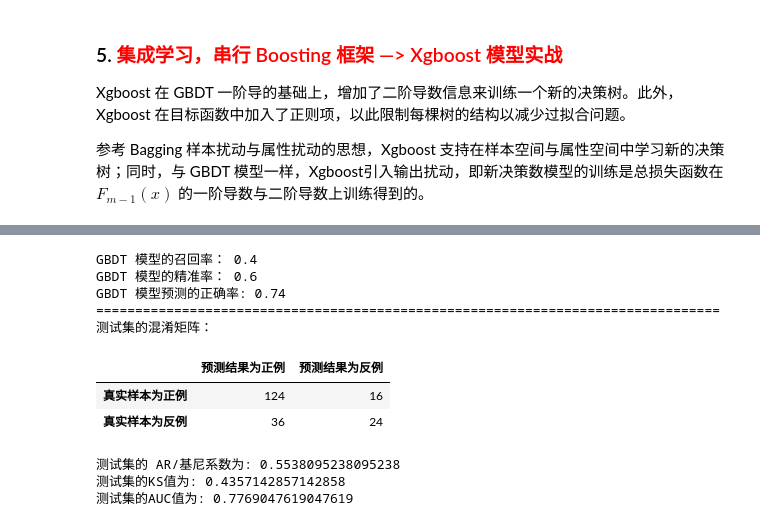
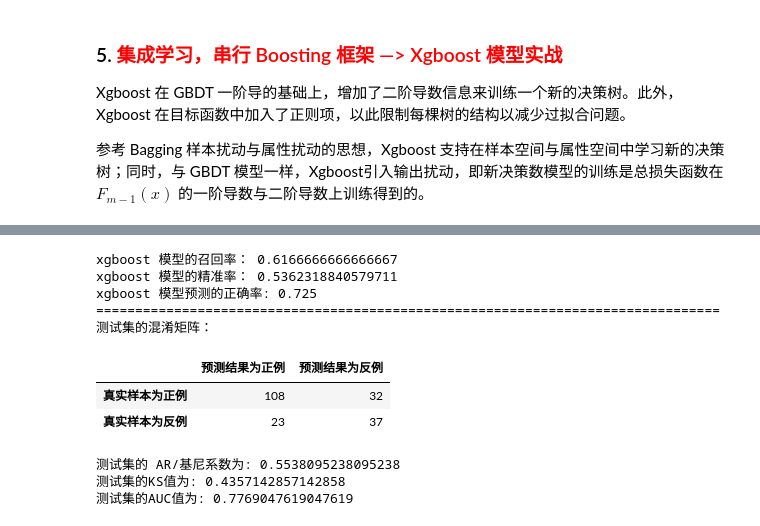
Before and after one commit to lotbear/Python-Financial-investment-strategy, a Jupyter notebook: 德国信贷风控数据实战/进阶4：多模型集成学习 vs 融合学习/德国信贷风控数据建模（进阶4：多模型集成学习 vs 融合学习）.ipynb, the cells around one changed output, grey strips where cells are left out. Drawn from its saved outputs; the diff is of its cells as text; code cells hidden in the pictures.

```diff
--- a/德国信贷风控数据实战/进阶4：多模型集成学习 vs 融合学习/德国信贷风控数据建模（进阶4：多模型集成学习 vs 融合学习）.ipynb
+++ b/德国信贷风控数据实战/进阶4：多模型集成学习 vs 融合学习/德国信贷风控数据建模（进阶4：多模型集成学习 vs 融合学习）.ipynb
@@ -473,28 +471,28 @@ xgboost_model_fit = xgboost_model.fit(x_train, y_train)
 # %%
 ## 模型预测
 y_pred = xgboost_model_fit.predict(x_test)
-y_pred = GBDT_model_fit.predict(x_test)
+
 ## 计算混淆矩阵与recall、precision
 cnf_matrix = pd.DataFrame(data=confusion_matrix(y_test, y_pred),
                           columns=['预测结果为正例','预测结果为反例'],index=['真实样本为正例','真实样本为反例'])
 recall_value = recall_score(y_test, y_pred)
 precision_value = precision_score(y_test, y_pred)
 acc = accuracy_score(y_test, y_pred)
-print('GBDT 模型的召回率：',recall_value)
-print('GBDT 模型的精准率：',precision_value)
-print('GBDT 模型预测的正确率:',acc)
+print('xgboost 模型的召回率：',recall_value)
+print('xgboost 模型的精准率：',precision_value)
+print('xgboost 模型预测的正确率:',acc)
 print('='*80)
 print('测试集的混淆矩阵：')
 cnf_matrix
 # %% [output]
-GBDT 模型的召回率： 0.4
-GBDT 模型的精准率： 0.6
-GBDT 模型预测的正确率: 0.74
+xgboost 模型的召回率： 0.6166666666666667
+xgboost 模型的精准率： 0.5362318840579711
+xgboost 模型预测的正确率: 0.725
 ================================================================================
 测试集的混淆矩阵：
 |  | 预测结果为正例 | 预测结果为反例 |
-| 真实样本为正例 | 124 | 16 |
-| 真实样本为反例 | 36 | 24 |
+| 真实样本为正例 | 108 | 32 |
+| 真实样本为反例 | 23 | 37 |
 # %%
 ## 给出概率预测结果
 y_score_test = xgboost_model_fit.predict_proba(x_test)[:, 1]
```
Also changed, not shown: parts of 14 cells of this notebook, 3 other files.
